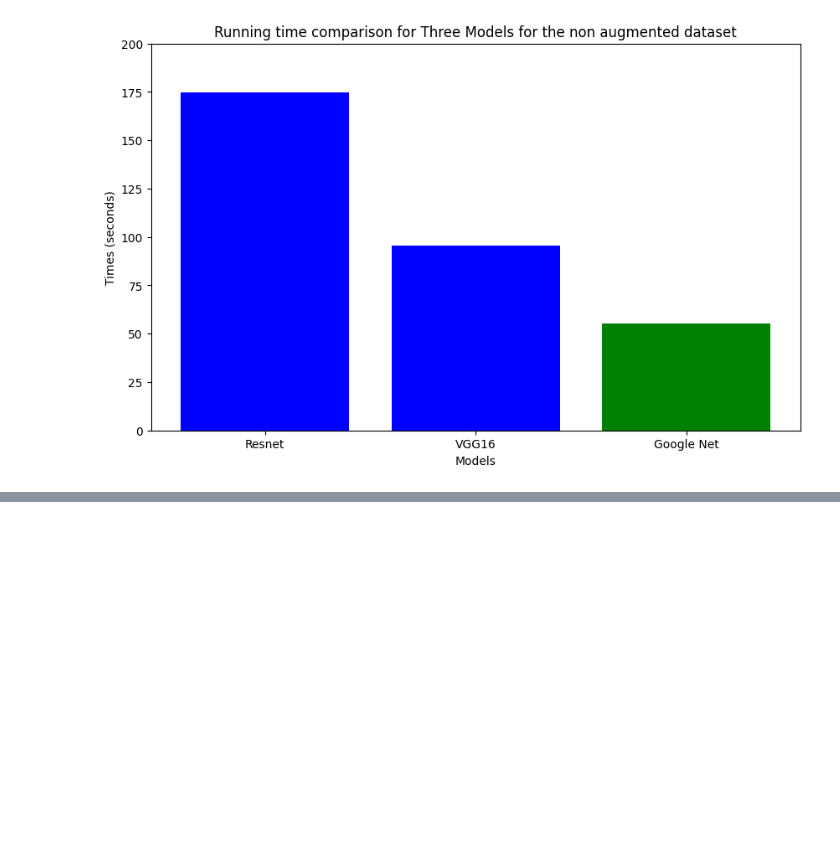
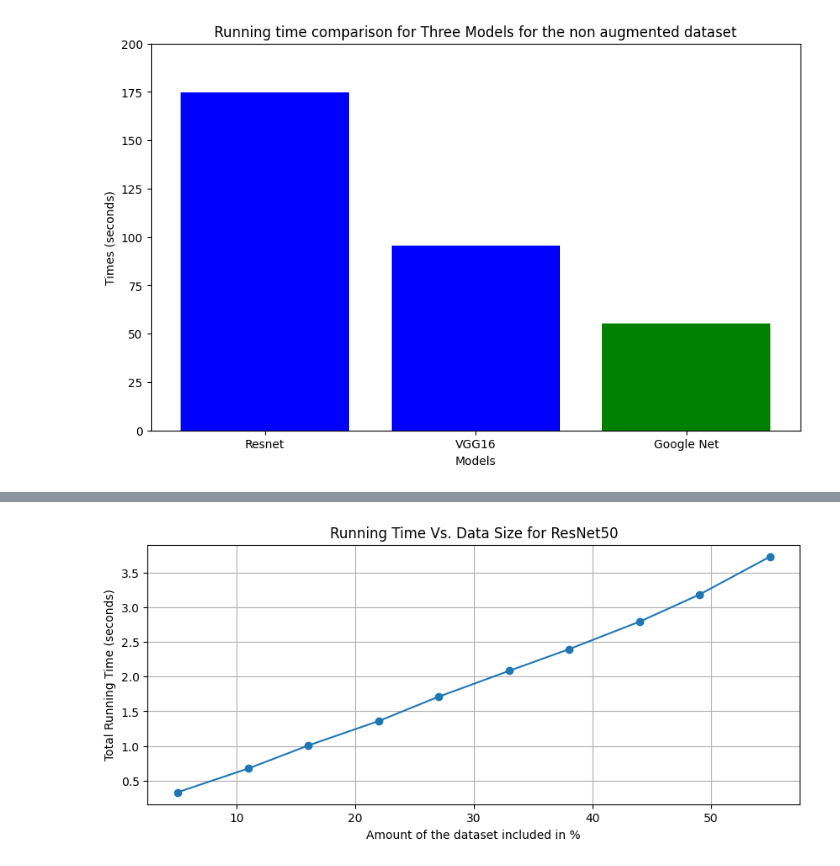
Before and after one commit to fdeloscogna/Python_experiment, a Jupyter notebook: Tesi_Python_NORMAL_dataset.ipynb, the cells around one changed output, grey strips where cells are left out. Cells and saved outputs as stored; diff of their text form; code cells hidden in the pictures; blank space fills up the shorter version.

```diff
--- a/Tesi_Python_NORMAL_dataset.ipynb
+++ b/Tesi_Python_NORMAL_dataset.ipynb
@@ -72,7 +82,10 @@ labels = labeled_data['malignant'].values + 1
 class CustomDataset(Dataset):
     def __init__(self, image_directory, labels_file_path, transform=None, provided_filenames=None, provided_labels=None):
         """
-        CustomDataset builder section.
+        CustomDataset
+
+
+        section.
         Parameters considered in the function:
         - transform which is an optional transform to be applied to the images.
         - provided_filenames which represent the list of filenames corresponding to the images.
@@ -110,7 +123,7 @@ class CustomDataset(Dataset):
             img_path = os.path.join(self.image_directory, 'img_' + str(self.labels_df.iloc[idx]['id']) + '.png')
 
         image = Image.open(img_path).convert('RGB')
-        #Since, from literature, many machine learning models and image processing libraries expect images to be in RGB format for consistency.
+        #Since, from literature, many machine learning models and expect images to be in RGB format such as VGG16.
         label = self.labels[idx]
 
         if self.transform:
@@ -741,0 +919,12 @@ plt.show()
+# %%
+plt.figure(figsize=(10, 4))
+plt.plot(data_sizes, running_times_pre, marker='o', linestyle='-')
+plt.title('Running Time Vs. Data Size for ResNet50')
+plt.xlabel('Amount of the dataset included in %')
+plt.ylabel('Total Running Time (seconds)')
+plt.grid(True)
+
+
+plt.show()
+# %% [output]
+[figure, added]
```
Also changed, not shown: parts of 15 cells of this notebook.
